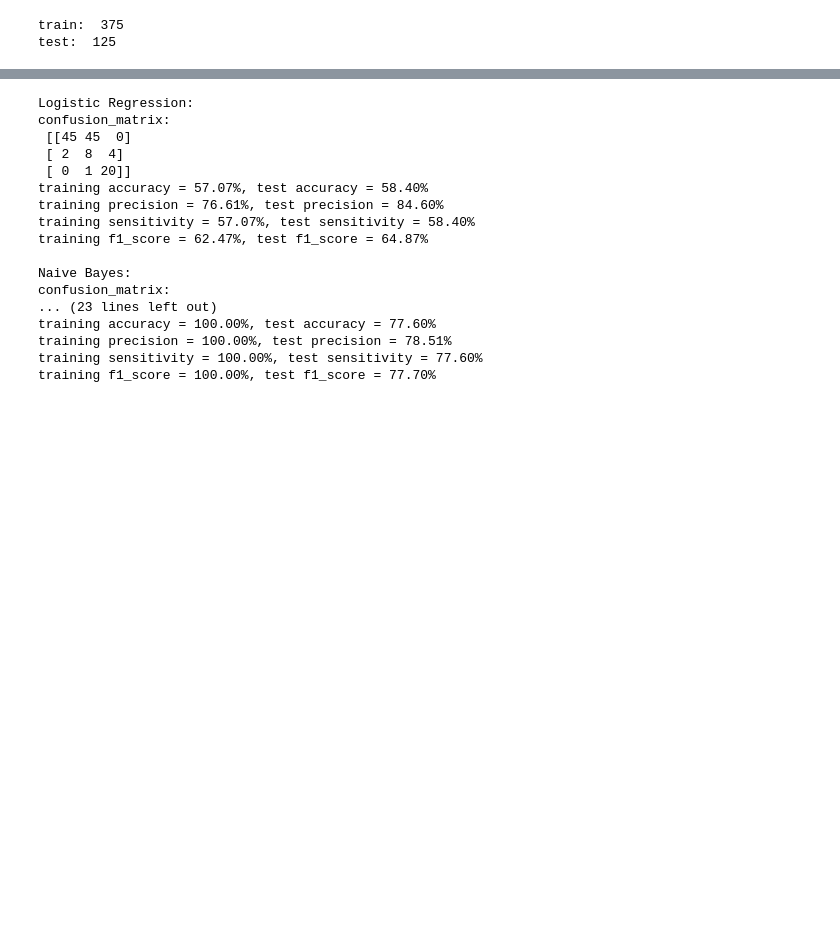
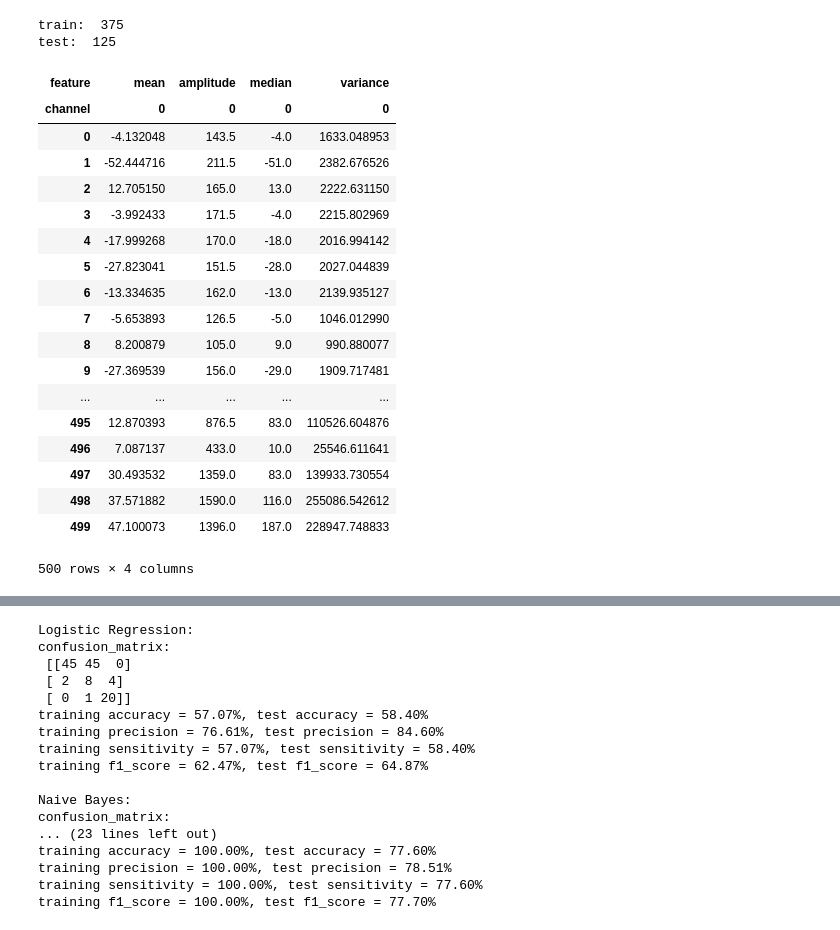
Before and after one commit to ericakok/senior-research, a Jupyter notebook: EEG-final-keras.ipynb, the cells around one changed output, grey strips where cells are left out. Drawn from its saved outputs; the diff is of its cells as text; code cells hidden in the pictures; blank space fills up the shorter version.

```diff
--- a/EEG-final-keras.ipynb
+++ b/EEG-final-keras.ipynb
@@ -265,3 +261,25 @@ def predict(fset, model):
     print("training f1_score = {:.2%}, test f1_score = {:.2%}".format(
               f1_score(preds_rfc[train], eeg["classes"][train], average='weighted'),
               f1_score(preds_rfc[test], eeg["classes"][test], average='weighted')))
+# %%
+fset_5
+# %% [output]
+| feature | mean | amplitude | median | variance |
+| channel | 0 | 0 | 0 | 0 |
+| 0 | -4.132048 | 143.5 | -4.0 | 1633.048953 |
+| 1 | -52.444716 | 211.5 | -51.0 | 2382.676526 |
+| 2 | 12.705150 | 165.0 | 13.0 | 2222.631150 |
+| 3 | -3.992433 | 171.5 | -4.0 | 2215.802969 |
+| 4 | -17.999268 | 170.0 | -18.0 | 2016.994142 |
+| 5 | -27.823041 | 151.5 | -28.0 | 2027.044839 |
+| 6 | -13.334635 | 162.0 | -13.0 | 2139.935127 |
+| 7 | -5.653893 | 126.5 | -5.0 | 1046.012990 |
+| 8 | 8.200879 | 105.0 | 9.0 | 990.880077 |
+| 9 | -27.369539 | 156.0 | -29.0 | 1909.717481 |
+| ... | ... | ... | ... | ... |
+| 495 | 12.870393 | 876.5 | 83.0 | 110526.604876 |
+| 496 | 7.087137 | 433.0 | 10.0 | 25546.611641 |
+| 497 | 30.493532 | 1359.0 | 83.0 | 139933.730554 |
+| 498 | 37.571882 | 1590.0 | 116.0 | 255086.542612 |
+| 499 | 47.100073 | 1396.0 | 187.0 | 228947.748833 |
+500 rows × 4 columns
```
Also changed, not shown: parts of 7 cells of this notebook.
